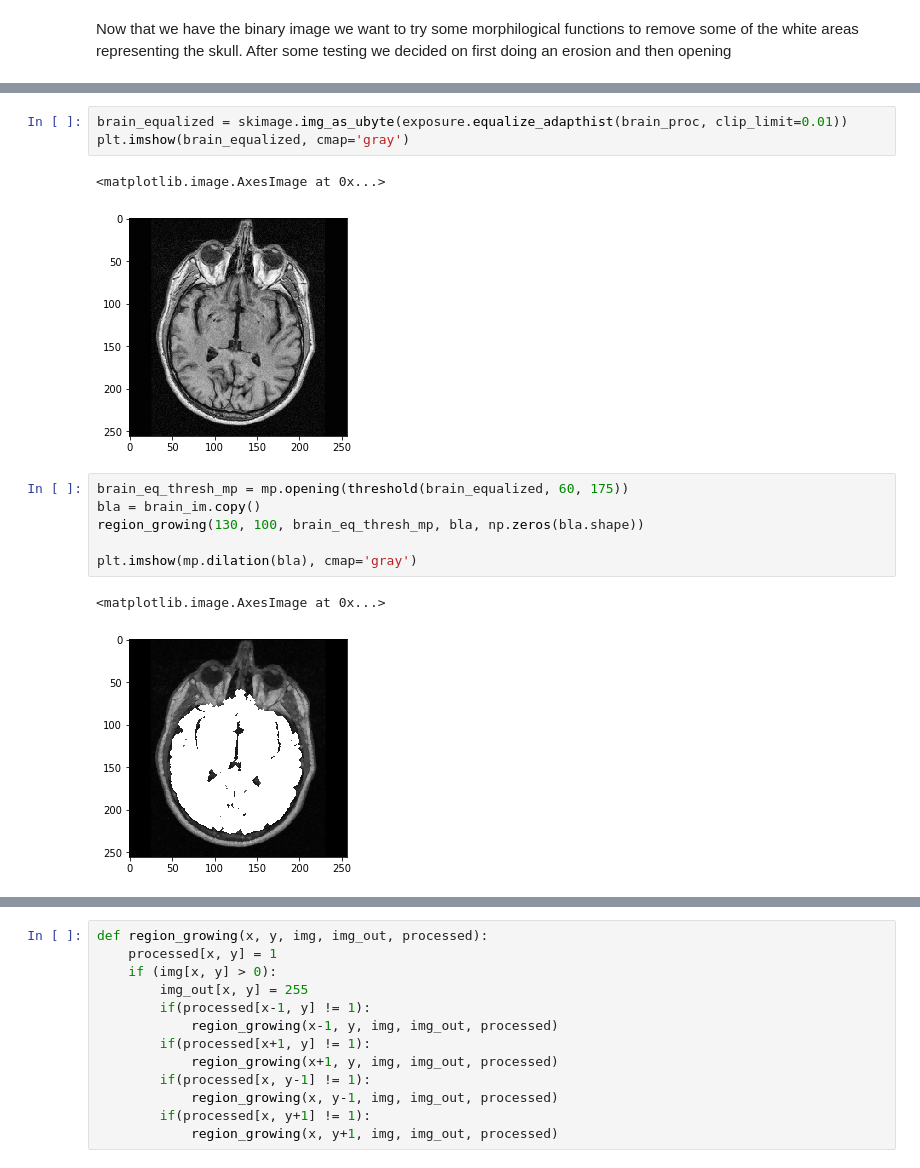
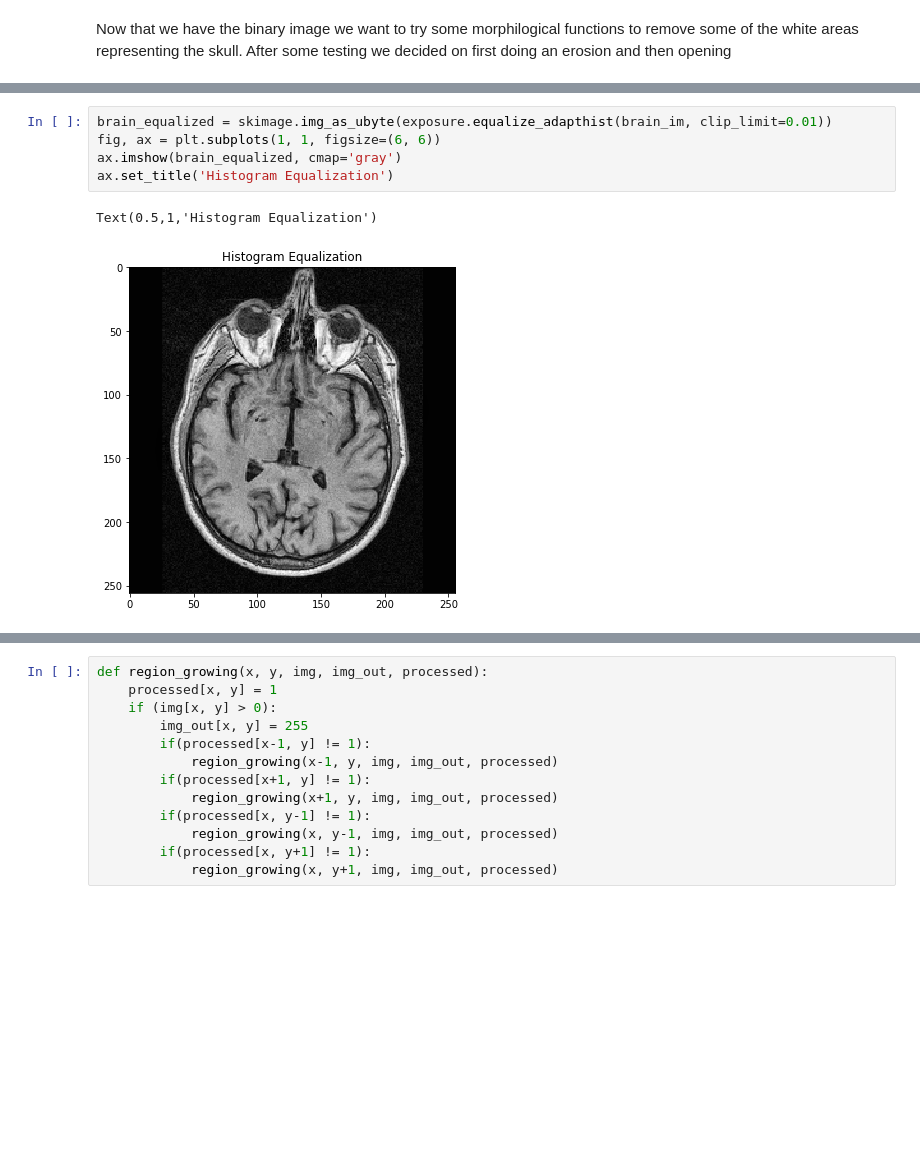
Before and after one commit to emmwel/img_an_pat_rec, a Jupyter notebook: labs/lab_01_segmentation.ipynb, the cells around one changed output, grey strips where cells are left out. Cells and saved outputs as stored; diff of their text form; blank space fills up the shorter version.

```diff
--- a/labs/lab_01_segmentation.ipynb
+++ b/labs/lab_01_segmentation.ipynb
@@ -96,15 +100,8 @@ plt.imshow(brain_thresh_mp, cmap='gray')
 # %%
-brain_equalized = skimage.img_as_ubyte(exposure.equalize_adapthist(brain_proc, clip_limit=0.01))
-plt.imshow(brain_equalized, cmap='gray')
+brain_equalized = skimage.img_as_ubyte(exposure.equalize_adapthist(brain_im, clip_limit=0.01))
+fig, ax = plt.subplots(1, 1, figsize=(6, 6))
+ax.imshow(brain_equalized, cmap='gray')
+ax.set_title('Histogram Equalization')
 # %% [output]
-<matplotlib.image.AxesImage at 0x...>
+Text(0.5,1,'Histogram Equalization')
-[figure, old version]
+[figure, new version]
-# %%
-brain_eq_thresh_mp = mp.opening(threshold(brain_equalized, 60, 175))
-bla = brain_im.copy()
-region_growing(130, 100, brain_eq_thresh_mp, bla, np.zeros(bla.shape))
-
-plt.imshow(mp.dilation(bla), cmap='gray')
-# %% [output]
-<matplotlib.image.AxesImage at 0x...>
-[figure, removed]
```
Also changed, not shown: parts of 40 cells of this notebook.
